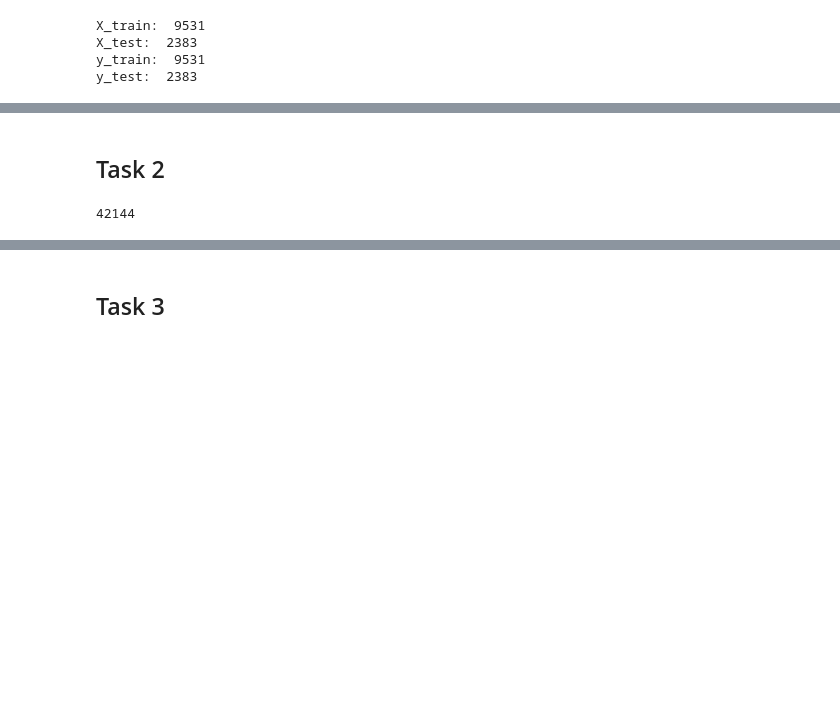
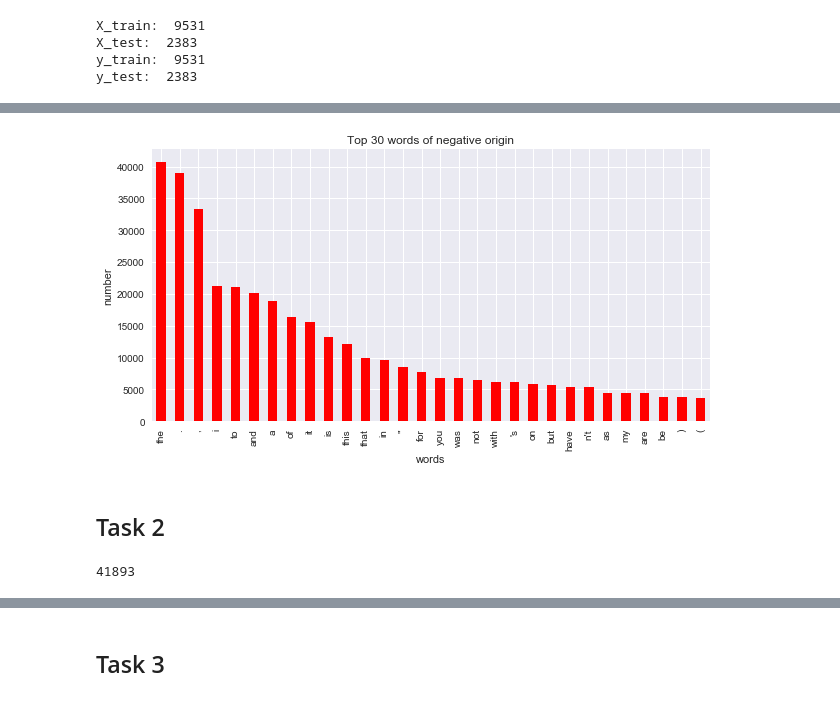
Before and after one commit to jlibera94/COMP472-A1, a Jupyter notebook: a1-472.ipynb, the cells around one changed output, grey strips where cells are left out. Cells and saved outputs as stored; diff of their text form; code cells hidden in the pictures; blank space fills up the shorter version.

```diff
--- a/a1-472.ipynb
+++ b/a1-472.ipynb
@@ -76,3 +98,13 @@ y_test:  2383
+# %%
+data2.plot.bar(legend = False, color = 'red', figsize = (10,5))
+y_pos = np.arange(len(data2["words of negative"]))
+plt.xticks(y_pos, data2["words of negative"])
+plt.title('Top 30 words of negative origin')
+plt.xlabel('words')
+plt.ylabel('number')
+plt.show()
+# %% [output]
+[figure, added]
 # %% [markdown]
 ## Task 2
 # %%
@@ -89,15 +121,16 @@ from sklearn.feature_extraction.text import CountVectorizer
 X = data['text']
 y = data['sentiment']
 
-X_train, X_test, y_train, y_test = train_test_split(X, y, test_size = 0.2)
+X_train, X_test, y_train, y_test = train_test_split(X, y, test_size = 0.2, random_state = 37)
+# not sure what random state does though
 
 #tfidf_vect = TfidfVectorizer()
-vectorizer = CountVectorizer()
+vectorizer = CountVectorizer(stop_words='english')
 
 X_train = vectorizer.fit_transform(X_train)
 X_test = vectorizer.transform(X_test)
 
 len(vectorizer.get_feature_names())
 # %% [output]
-42144
+41893
 # %%
```
Also changed, not shown: parts of 6 cells of this notebook, 1 other file.
